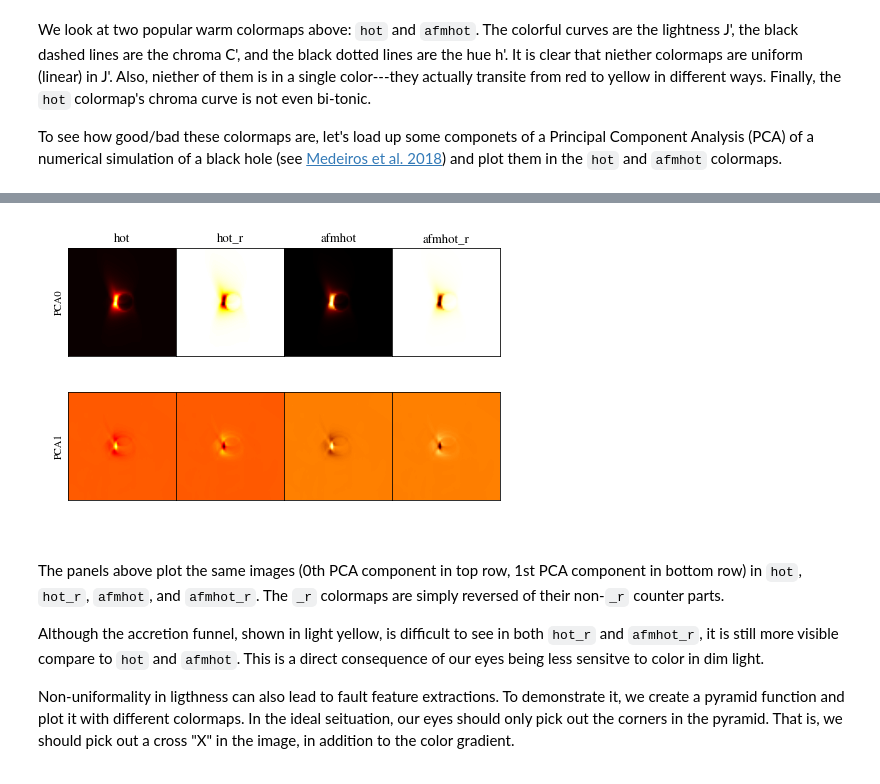
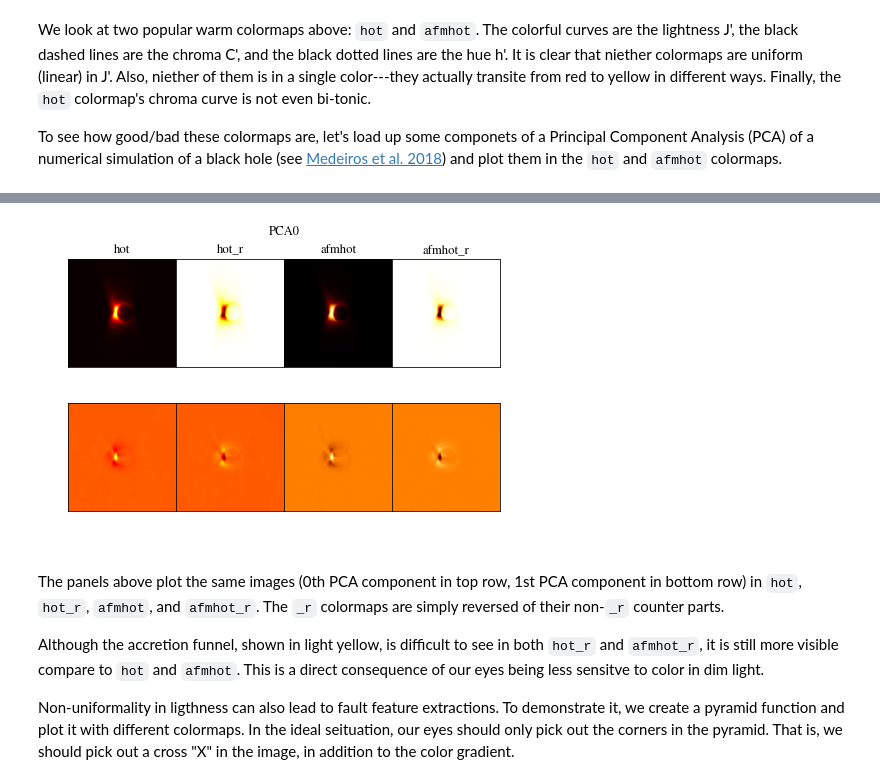
Before and after one commit to liamedeiros/ehtplot, a Jupyter notebook: docs/COLORMAPS.ipynb, the cells around one changed output, grey strips where cells are left out. Drawn from its saved outputs; the diff is of its cells as text; code cells hidden in the pictures.

```diff
--- a/docs/COLORMAPS.ipynb
+++ b/docs/COLORMAPS.ipynb
@@ -193,16 +192,10 @@ def plotimg(ax, img, cmap, label=None):
     ax.set_yticklabels([])
     ax.set_title(cmap)
 
-top = ep.Panel(ep.Panel(plotimg, pca0, 'hot'),
-               ep.Panel(plotimg, pca0, 'hot_r'),
-               ep.Panel(plotimg, pca0, 'afmhot'),
-               ep.Panel(plotimg, pca0, 'afmhot_r'),
+top = ep.Panel(ep.Panel(plotimg, pca0, ['hot', 'hot_r', 'afmhot', 'afmhot_r']),
                title='PCA0')
-bot = ep.Panel(ep.Panel(plotimg, pca1, 'hot'),
-               ep.Panel(plotimg, pca1, 'hot_r'),
-               ep.Panel(plotimg, pca1, 'afmhot'),
-               ep.Panel(plotimg, pca1, 'afmhot_r'),
-               title='PCA1')
+bot = ep.Panel(ep.Panel(plotimg, pca1, ['hot', 'hot_r', 'afmhot', 'afmhot_r']),
+               tilte='PCA1')
 fig = ep.Figure(bot, top, inrow=False)
 fig.draw()
 # %% [output]
@@ -209,4 +204,4 @@ fig.draw()
-[figure, old version]
+[figure, new version]
 # %% [markdown]
 The panels above plot the same images (0th PCA component in top row, 1st PCA component in bottom row) in `hot`, `hot_r`, `afmhot`, and `afmhot_r`.  The `_r` colormaps are simply reversed of their non-`_r` counter parts.
 
```
Also changed, not shown: parts of 3 cells of this notebook.
